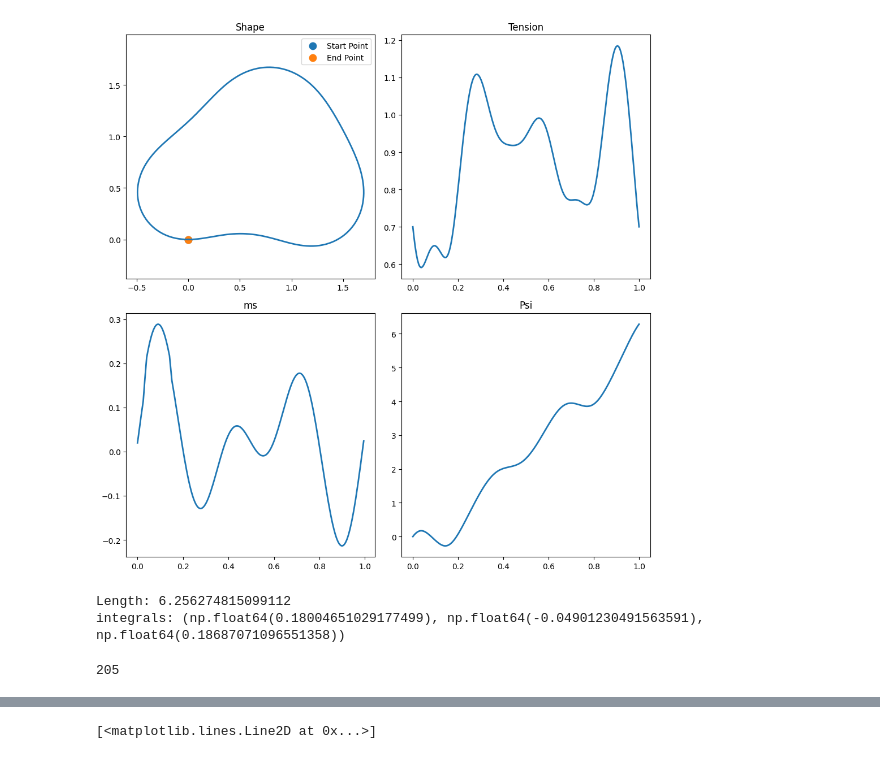
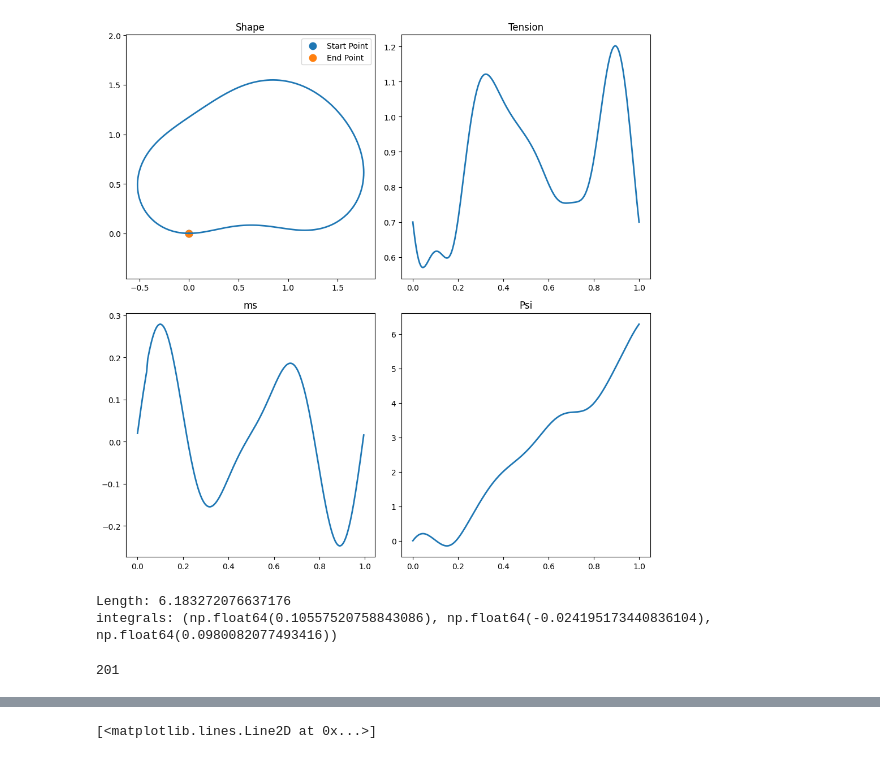
Before and after one commit to HappyTurtle99/master-proj-cell-shp-mechanics, a Jupyter notebook: removing_noise_by_hand.ipynb, the cells around one changed output, grey strips where cells are left out. Cells and saved outputs as stored; diff of their text form; code cells hidden in the pictures.

```diff
--- a/removing_noise_by_hand.ipynb
+++ b/removing_noise_by_hand.ipynb
@@ -14,36 +14,37 @@ def gen_tns(pn, a=0.5, b=0.8, option='alex'):
         mag = 1
         rel_asymm_mag = 0.3
 
         NrModes = 1  # How many Fourier modes should be included
         Nmax = 5  # Maximal mode number to draw from (Nmax >= NrModes)
         N = np.random.choice(range(2, 3), NrModes, replace=False)  # Set of modes
         Magnc = mag * (np.random.rand(NrModes) - 0.5)  # Magnitudes of cosine modes
         Magns = mag * (np.random.rand(NrModes) - 0.5)  # Magnitudes of sine modes
 
         tns_symm = lambda x: (np.real(np.exp(1j * 2 * np.pi * x[:, None] * N) @ Magnc) +
                         np.imag(np.exp(1j * 2 * np.pi * x[:, None] * N) @ Magns))
 
         tns_asymm = lambda x: rel_asymm_mag * (np.real(np.exp(1j * 2 * np.pi * x[:, None] * N* 1.5 + 2 * np.pi / 7) @ Magnc) +
                         np.imag(np.exp(1j * 2 * np.pi * x[:, None] * N*1.5 + 2 * np.pi * 0.1) @ Magns))
 
         tns = lambda x: tns_symm(x) + tns_asymm(x)
 
 N1 = 200
-tns, dtn = gen_tns(3, a=0.8, b=0.5, option='alex')
+tns, dtn = gen_tns(3, a=0.5, b=0.80, option='alex')
 # tns = None
 # dtn = None
 sol = forward_solver(N1, tns=tns, dtns=dtn, mag=0.6, tol=1e-4)
 curve = sol[2:4].T
 psis_actual = sol[0]
 tns_actual = sol[-1]
 sigmas_actual = sol[1]
 
 L = sol[4, 0]
-print(f'integrals: {get_integral_shape(sol)}')
+intx, inty, intz = get_integral_shape(sol)
+print(f'integrals: {intx, inty, intz}')
 N1 = len(psis_actual)
 N1
 # %% [output]
-[figure, old version]
+[figure, new version]
-Length: 6.256274815099112
-integrals: (np.float64(0.18004651029177499), np.float64(-0.04901230491563591), np.float64(0.18687071096551358))
+Length: 6.183272076637176
+integrals: (np.float64(0.10557520758843086), np.float64(-0.024195173440836104), np.float64(0.0980082077493416))
-205
+201
```
Also changed, not shown: parts of 8 cells of this notebook, 9 other files.
